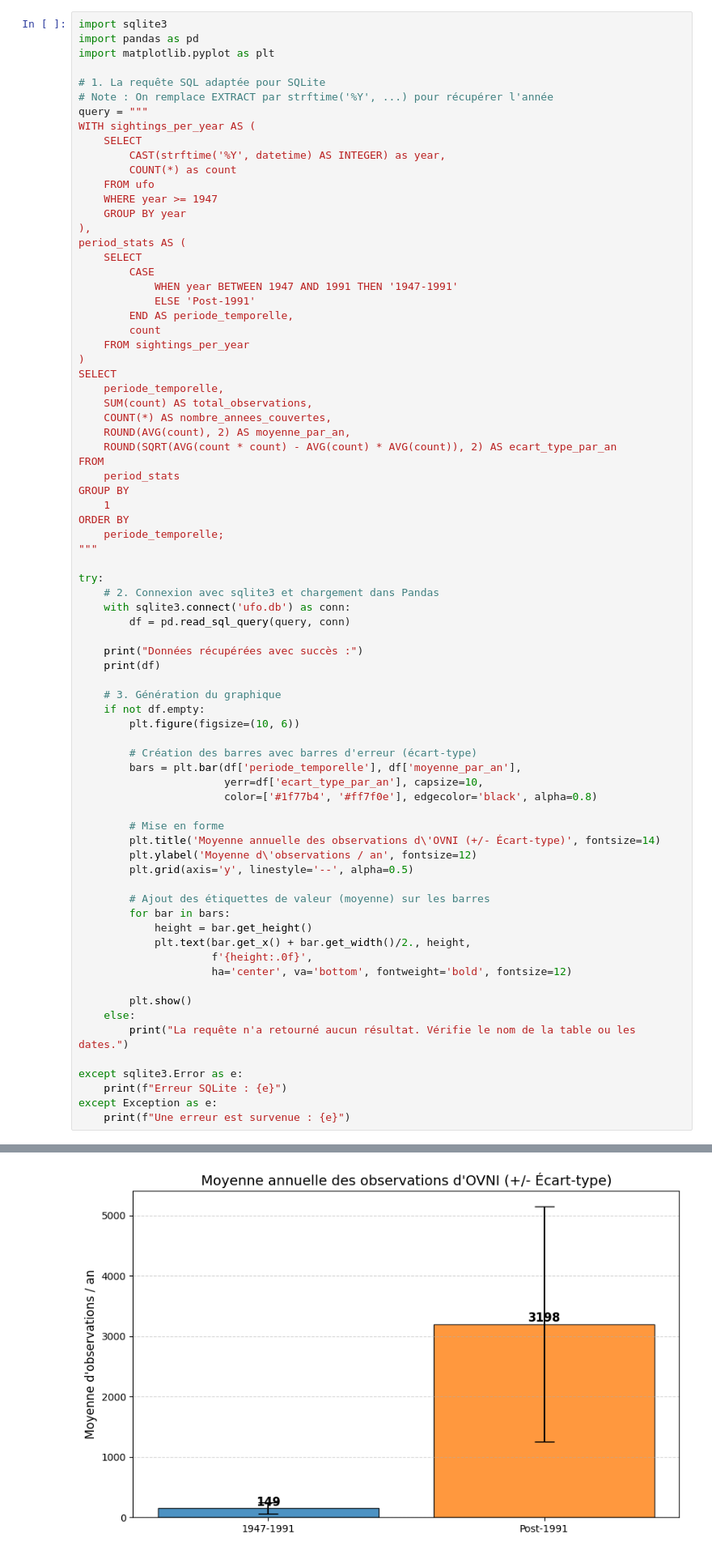
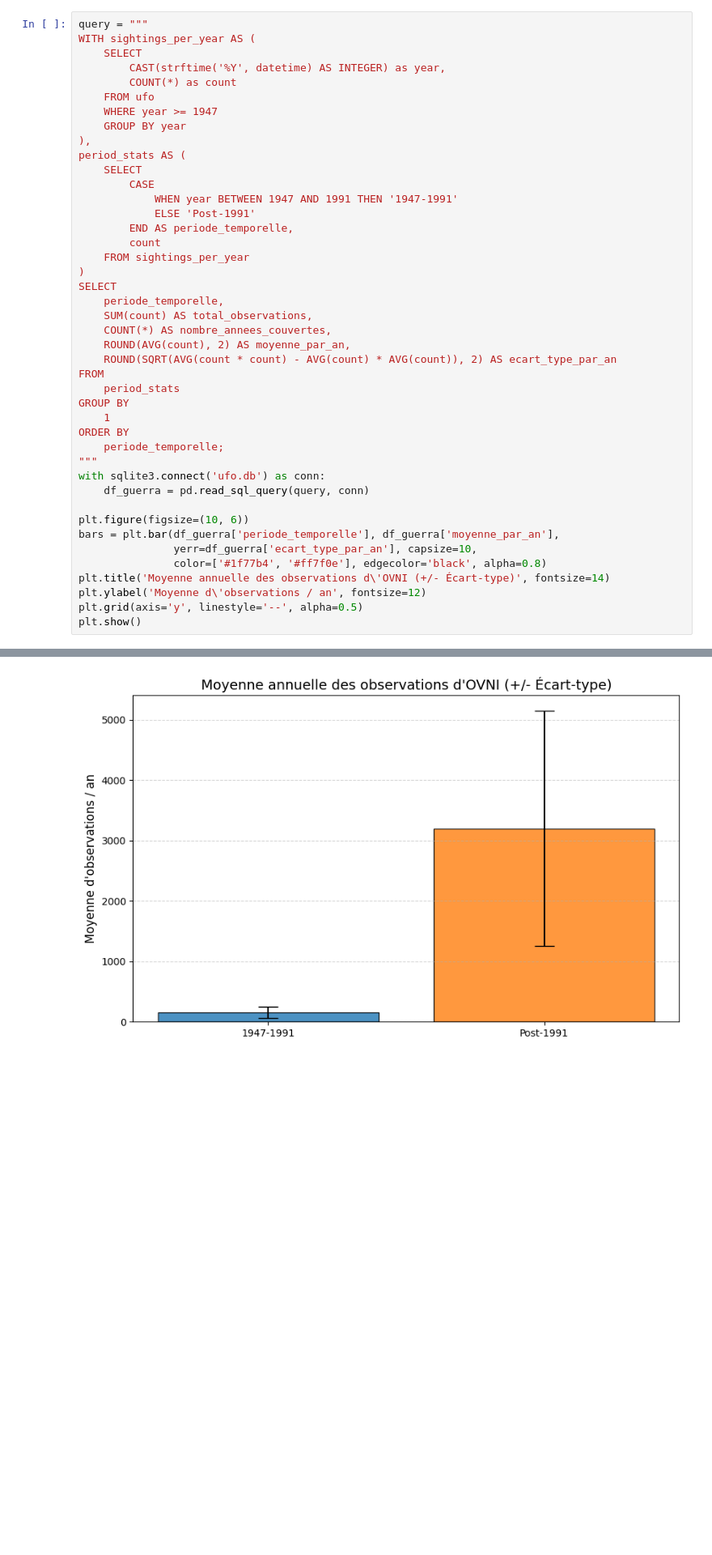
Before and after one commit to PolleEdouard/projet1_BigData, a Jupyter notebook: projet.ipynb, the cells around one changed output, grey strips where cells are left out. Shown at 81% size. Saved outputs shown, nothing was run; the diff lists cells and outputs as text; blank space fills up the shorter version.

```diff
--- a/projet.ipynb
+++ b/projet.ipynb
@@ -242,12 +271,6 @@ On voit que le film E.T n'a pas vraiment d'impact sur l'observation d'ovni il y
 # %% [markdown]
 Dans un second temps, on peut essayer d'observer si la guerre froide aurait pu avoir de potentiels incidents sur l'observation d'Ovni à cause d'expériences scientifiques secrètes ou encore de nouveauté technologique inconnue du grand publique. On rappelle ici que la guerre froide à eu lieu entre 1947 et 1991  (Effondrement du bloc de l'est)
 # %%
-import sqlite3
-import pandas as pd
-import matplotlib.pyplot as plt
-
-# 1. La requête SQL adaptée pour SQLite
-# Note : On remplace EXTRACT par strftime('%Y', ...) pour récupérer l'année
 query = """
 WITH sightings_per_year AS (
     SELECT
@@ -279,42 +302,15 @@ GROUP BY
 ORDER BY
     periode_temporelle;
 """
+with sqlite3.connect('ufo.db') as conn:
+    df_guerra = pd.read_sql_query(query, conn)
 
-try:
-    # 2. Connexion avec sqlite3 et chargement dans Pandas
-    with sqlite3.connect('ufo.db') as conn:
-        df = pd.read_sql_query(query, conn)
-
-    print("Données récupérées avec succès :")
-    print(df)
-
-    # 3. Génération du graphique
-    if not df.empty:
-        plt.figure(figsize=(10, 6))
-
-        # Création des barres avec barres d'erreur (écart-type)
-        bars = plt.bar(df['periode_temporelle'], df['moyenne_par_an'],
-                       yerr=df['ecart_type_par_an'], capsize=10,
-                       color=['#1f77b4', '#ff7f0e'], edgecolor='black', alpha=0.8)
-
-        # Mise en forme
-        plt.title('Moyenne annuelle des observations d\'OVNI (+/- Écart-type)', fontsize=14)
-        plt.ylabel('Moyenne d\'observations / an', fontsize=12)
-        plt.grid(axis='y', linestyle='--', alpha=0.5)
-
-        # Ajout des étiquettes de valeur (moyenne) sur les barres
-        for bar in bars:
-            height = bar.get_height()
-            plt.text(bar.get_x() + bar.get_width()/2., height,
-                     f'{height:.0f}',
-                     ha='center', va='bottom', fontweight='bold', fontsize=12)
-
-        plt.show()
-    else:
-        print("La requête n'a retourné aucun résultat. Vérifie le nom de la table ou les dates.")
-
-except sqlite3.Error as e:
-    print(f"Erreur SQLite : {e}")
-except Exception as e:
-    print(f"Une erreur est survenue : {e}")
+plt.figure(figsize=(10, 6))
+bars = plt.bar(df_guerra['periode_temporelle'], df_guerra['moyenne_par_an'],
+               yerr=df_guerra['ecart_type_par_an'], capsize=10,
+               color=['#1f77b4', '#ff7f0e'], edgecolor='black', alpha=0.8)
+plt.title('Moyenne annuelle des observations d\'OVNI (+/- Écart-type)', fontsize=14)
+plt.ylabel('Moyenne d\'observations / an', fontsize=12)
+plt.grid(axis='y', linestyle='--', alpha=0.5)
+plt.show()
 # %% [output]
@@ -329,4 +317,4 @@ Données récupérées avec succès :
-[figure, old version]
+[figure, new version]
 # %% [markdown]
 Avec ce graphique, on peut facilement remarqué que la moyenne annuelle d'observation a drastiquement augmenté après les années guerre froide, ce qui peut paraître très contradictoire par rapport a la problématique que nous avons posé plus tôt. En revanche, cela peut être expliqué par plusieurs choses, premièrement, on peut l'expliquer par le fait que les observations n'étaient pas forcémment autant documentée pendant les années guerre froide par rapport à après, justement pour une question de stratégie, de secret d'états etc ... On pourrait également l'expliquer par le fait la pop culture s'est avancée avec le temps, et que les gens, grâce aux séries, films, et tout ce qui concerne le domaine de l'alien et du spatiel, se seraient mis à voir de plus en plus d'Ovni suitent à ce qu'ils ont vu dans leurs petits écrans.
 # %%
```
Also changed, not shown: parts of 31 cells of this notebook, 1 other file.
